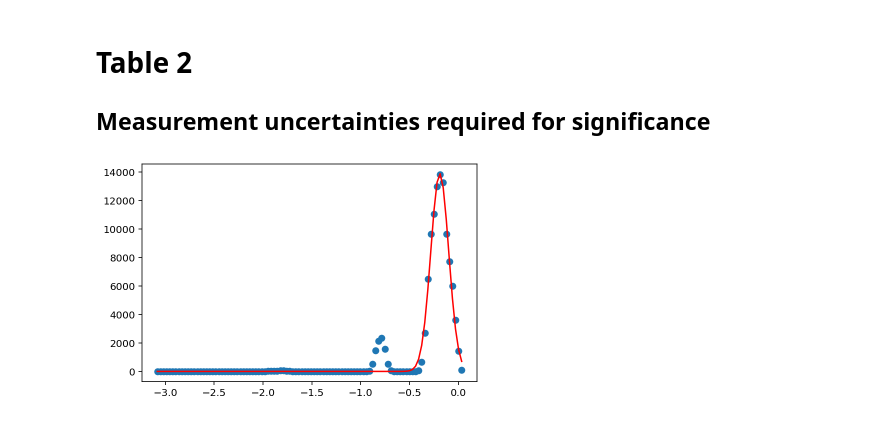
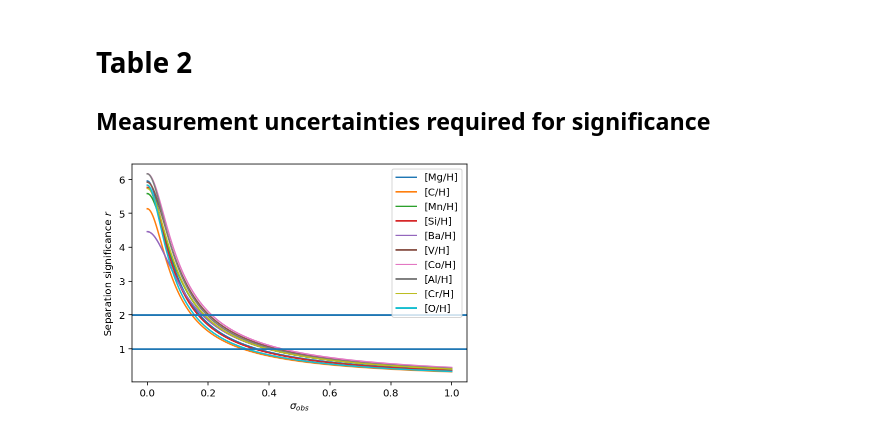
Before and after one commit to svenbuder/Accretion_Clues_ObsSim, a Jupyter notebook: mijnarends_2022_accretion_clues_simulation.ipynb, the cells around one changed output. Cells and saved outputs as stored; diff of their text form; code cells hidden in the pictures.

```diff
--- a/mijnarends_2022_accretion_clues_simulation.ipynb
+++ b/mijnarends_2022_accretion_clues_simulation.ipynb
@@ -587,7 +576,7 @@ def get_initial_mean_and_sigma(element):
         gauss2,
         xdata = bins,
         ydata = number,
-        p0=[1,0,0.5,1,-1,0.5]
+        p0=[1,0,0.25,1,-0.4,0.5]
     )
 
     mean1 = popt[1]
@@ -610,7 +599,7 @@ def get_initial_mean_and_sigma(element):
 
 ### NEED TO RENAME VARIABLES TO BE CLEARER
 ### HOW WAS SIGMA_OBS DEFINED?
-    sigma_obs = np.linspace(0,1,10)
+    sigma_obs = np.linspace(0,1,2000)
     sigma_1obs = np.sqrt(sigma1**2 + sigma_obs**2)
     sigma_2obs = np.sqrt(sigma2**2 + sigma_obs**2)
     r_obs = abs(mean1 - mean2) / np.sqrt(sigma_1obs**2 + sigma_2obs**2)
@@ -624,39 +613,38 @@ def get_initial_mean_and_sigma(element):
     sigma_obs_list = np.array(sigma_obs)
     r_obs_list = np.array(r_obs)
 
-    # Attempts to interpolate and find sigma_obs values that match r=1, 2
-    r_1_68 = np.interp(1, r_obs, sigma_obs)
-    r_1_95 = np.interp(2, r_obs, sigma_obs)
+    # Interpolate and find sigma_obs values that match r=1, 2
+    r_1_68 = sigma_obs[np.argmin(np.abs(r_obs - 1))]
+    r_1_95 = sigma_obs[np.argmin(np.abs(r_obs - 2))]
 
     plt.axhline(1)
     plt.axhline(2)
 
     # Obtaining the mean error of the measurements taken by GALAH
     mean_error = np.mean((obs['e_'+element+'_fe'])[~np.isnan(obs['e_'+element+'_fe'])])
 
     # Calculating what percentage of the stars observed had measurements available for each element
     number_observations= (len((obs['e_'+element+'_fe'])))
     non_zero_number = (len((obs['e_'+element+'_fe'])[~np.isnan(obs['e_'+element+'_fe'])]))
     fraction_available = non_zero_number/number_observations
     percent_available = fraction_available*100
 
     #return(mean1, sigma1, mean2, sigma2, mean_error)
     # Defining the columns of Table 2, found in the paper
     return(r'    {['+element+'/H]}  & '+str(round(r_1_95,3))+' & '+str(round(r_1_68, 3))+' & '+str(round(percent_available, 2))+' & '+str(round(mean_error, 3))+r' \\')
 
 
 
 for element in ['Mg', 'C', 'Mn', 'Si', 'Ba', 'V', 'Co', 'Al', 'Cr','O']:
     table_text_2.append([get_initial_mean_and_sigma(element)])
 
 table_text_2.append([r'    \hline'])
 table_text_2.append([r'    \end{tabular}'])
 table_text_2.append([r'    \label{tab:r_values_simulation}'])
 table_text_2.append([r'\end{table}'])
 
 np.savetxt('tables/table_2_test.tex',table_text_2,fmt='%s')
 
-        # V has a massively low mean1 -78 and Si has a massive mean2 of 80
-        # This is also affecting the plot of r vs sigma_obs
+### MAYBE TRY AND SPLIT PLOT ONTO TWO AXES
 # %% [output]
-[figure, old version]
+[figure, new version]
```
Also changed, not shown: parts of 1 cell of this notebook.
